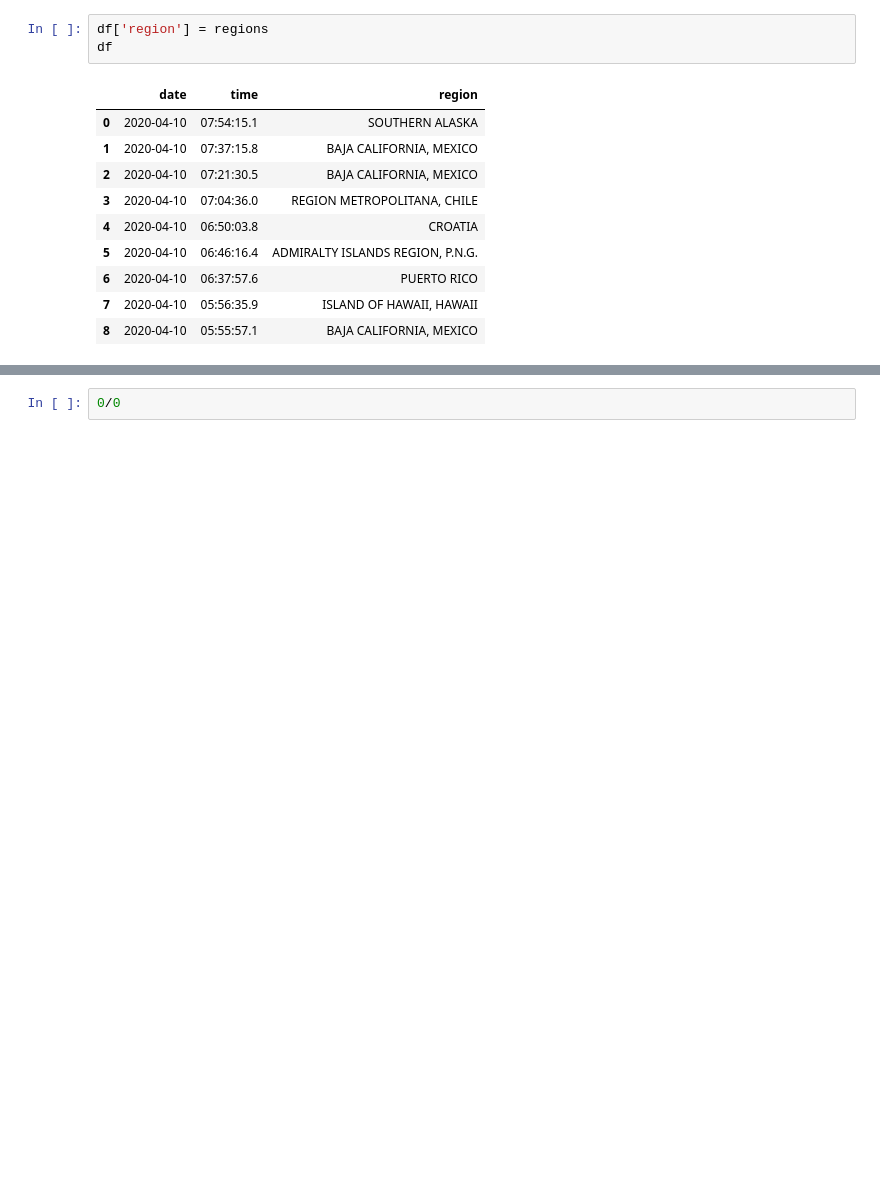
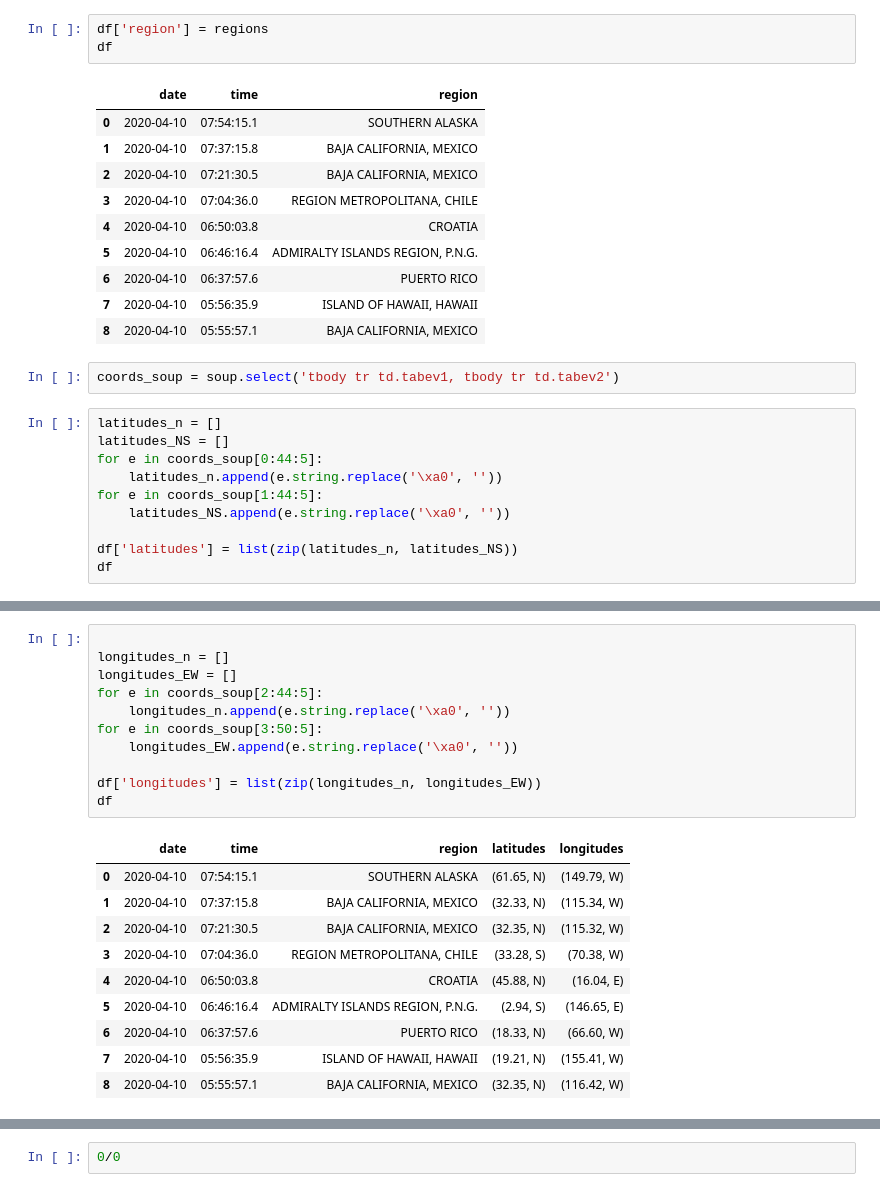
Before and after one commit to rihp/datamad0320, a Jupyter notebook: module-1/lab-web-scraping/your-code/main.ipynb, the cells around one changed output, grey strips where cells are left out. Cells and saved outputs as stored; diff of their text form; blank space fills up the shorter version.

Commit message:
adding latitude and longitude to earthquake df

```diff
--- a/module-1/lab-web-scraping/your-code/main.ipynb
+++ b/module-1/lab-web-scraping/your-code/main.ipynb
@@ -368,3 +368,15 @@ df
 | 6 | 2020-04-10 | 06:37:57.6 | PUERTO RICO |
 | 7 | 2020-04-10 | 05:56:35.9 | ISLAND OF HAWAII, HAWAII |
 | 8 | 2020-04-10 | 05:55:57.1 | BAJA CALIFORNIA, MEXICO |
+# %%
+coords_soup = soup.select('tbody tr td.tabev1, tbody tr td.tabev2')
+# %%
+latitudes_n = []
+latitudes_NS = []
+for e in coords_soup[0:44:5]:
+    latitudes_n.append(e.string.replace('\xa0', ''))
+for e in coords_soup[1:44:5]:
+    latitudes_NS.append(e.string.replace('\xa0', ''))
+
+df['latitudes'] = list(zip(latitudes_n, latitudes_NS))
+df
@@ -370,0 +394,22 @@ df
+# %%
+
+longitudes_n = []
+longitudes_EW = []
+for e in coords_soup[2:44:5]:
+    longitudes_n.append(e.string.replace('\xa0', ''))
+for e in coords_soup[3:50:5]:
+    longitudes_EW.append(e.string.replace('\xa0', ''))
+
+df['longitudes'] = list(zip(longitudes_n, longitudes_EW))
+df
+# %% [output]
+|  | date | time | region | latitudes | longitudes |
+| 0 | 2020-04-10 | 07:54:15.1 | SOUTHERN ALASKA | (61.65, N) | (149.79, W) |
+| 1 | 2020-04-10 | 07:37:15.8 | BAJA CALIFORNIA, MEXICO | (32.33, N) | (115.34, W) |
+| 2 | 2020-04-10 | 07:21:30.5 | BAJA CALIFORNIA, MEXICO | (32.35, N) | (115.32, W) |
+| 3 | 2020-04-10 | 07:04:36.0 | REGION METROPOLITANA, CHILE | (33.28, S) | (70.38, W) |
+| 4 | 2020-04-10 | 06:50:03.8 | CROATIA | (45.88, N) | (16.04, E) |
+| 5 | 2020-04-10 | 06:46:16.4 | ADMIRALTY ISLANDS REGION, P.N.G. | (2.94, S) | (146.65, E) |
+| 6 | 2020-04-10 | 06:37:57.6 | PUERTO RICO | (18.33, N) | (66.60, W) |
+| 7 | 2020-04-10 | 05:56:35.9 | ISLAND OF HAWAII, HAWAII | (19.21, N) | (155.41, W) |
+| 8 | 2020-04-10 | 05:55:57.1 | BAJA CALIFORNIA, MEXICO | (32.35, N) | (116.42, W) |
```
Also changed, not shown: parts of 2 cells of this notebook.
